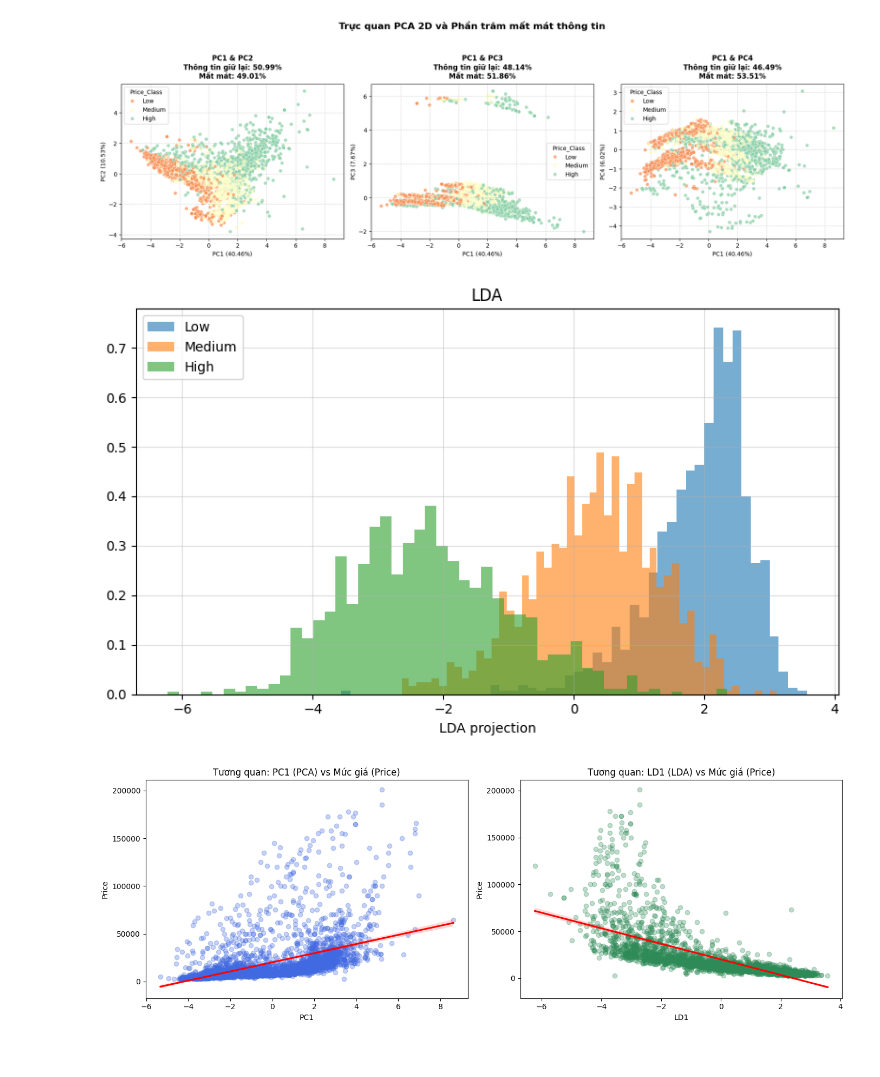
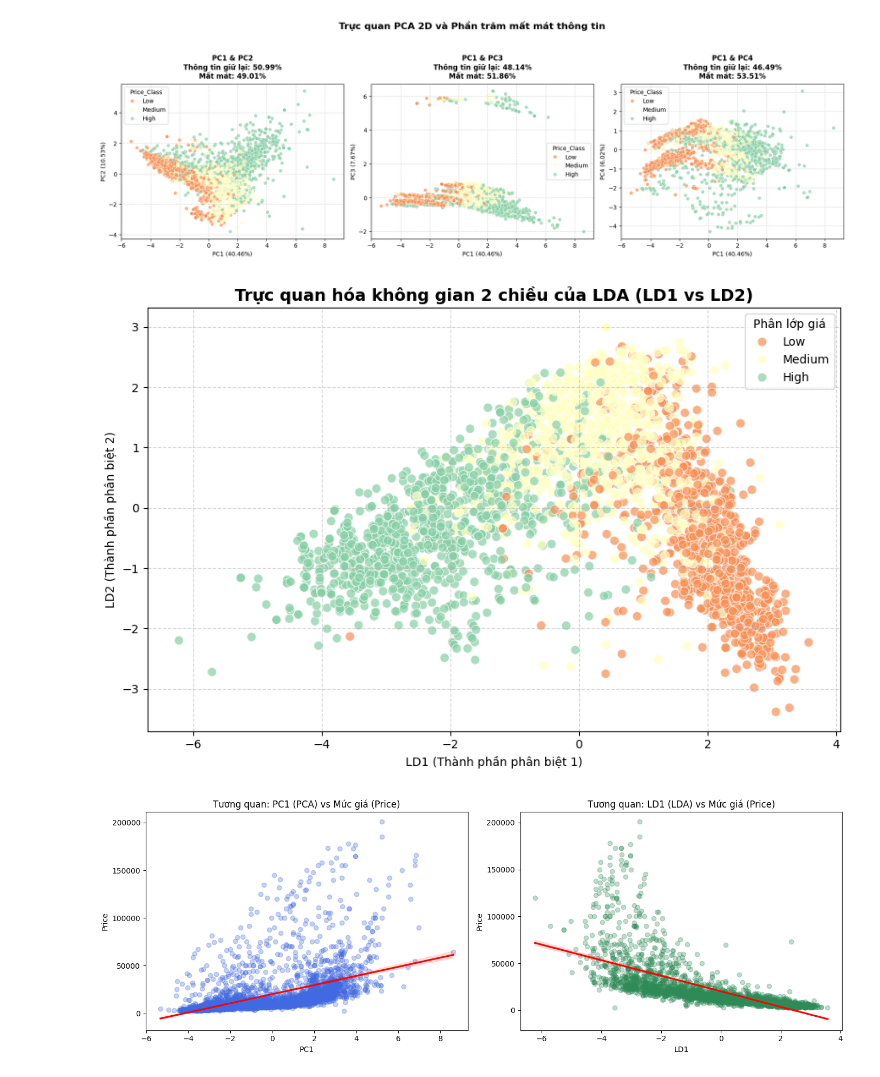
Before and after one commit to grst0610/Machine-learning, a Jupyter notebook: project.ipynb, the cells around one changed output. Drawn from its saved outputs; the diff is of its cells as text; code cells hidden in the pictures.

```diff
--- a/project.ipynb
+++ b/project.ipynb
@@ -463,36 +463,37 @@ plt.show()
 # %% [output]
 [figure]
 # %%
-plt.figure(figsize=(8, 5))
+plt.figure(figsize=(9, 6))
 
-# Lấy thành phần phân biệt đầu tiên (LD1) từ kết quả LDA trước đó
-# X_lda có 2 cột (LD1, LD2), ta dùng cột 0 (LD1) vì nó chứa nhiều thông tin phân biệt nhất
-ld1 = X_lda[:, 0]
+# Tạo DataFrame chứa cả LD1, LD2 và nhãn class
+df_lda_2d = pd.DataFrame({
+    'LD1': X_lda[:, 0],
+    'LD2': X_lda[:, 1],
+    'Price_Class': y_class
+})
 
-# Danh sách các nhóm giá đã phân loại
-classes = ['Low', 'Medium', 'High']
+# Vẽ biểu đồ Scatter 2D
+sns.scatterplot(
+    data=df_lda_2d,
+    x='LD1',
+    y='LD2',
+    hue='Price_Class',
+    palette='Spectral',
+    alpha=0.7,
+    s=60, # kích thước điểm ảnh
+    edgecolor='w'
+)
 
-# Vẽ histogram cho từng nhóm
-for label in classes:
-    # Lọc dữ liệu LD1 thuộc về class hiện tại
-    subset = ld1[y_class == label]
-
-    # Vẽ histogram
-    # density=True giúp chuẩn hóa trục Y thành mật độ xác suất giống ảnh tham khảo
-    plt.hist(subset, bins=50, alpha=0.6, density=True, label=label)
-
-# Tùy chỉnh giao diện giống ảnh tham khảo
-plt.title('LDA')
-plt.xlabel('LDA projection')
-plt.legend()
-
-# Thêm lưới (grid) mờ phía sau
-plt.grid(True, linestyle='-', alpha=0.4)
+plt.title('Trực quan hóa không gian 2 chiều của LDA (LD1 vs LD2)', fontsize=14, fontweight='bold')
+plt.xlabel('LD1 (Thành phần phân biệt 1)')
+plt.ylabel('LD2 (Thành phần phân biệt 2)')
+plt.legend(title='Phân lớp giá')
+plt.grid(True, linestyle='--', alpha=0.5)
 
 plt.tight_layout()
 plt.show()
 # %% [output]
-[figure, old version]
+[figure, new version]
 # %%
 # MỐI QUAN HỆ CHIỀU CHÍNH VỚI ĐẦU RA (TƯƠNG QUAN TUYẾN TÍNH)
 fig, axes = plt.subplots(1, 2, figsize=(14, 5))
```
Also changed, not shown: parts of 2 cells of this notebook.
